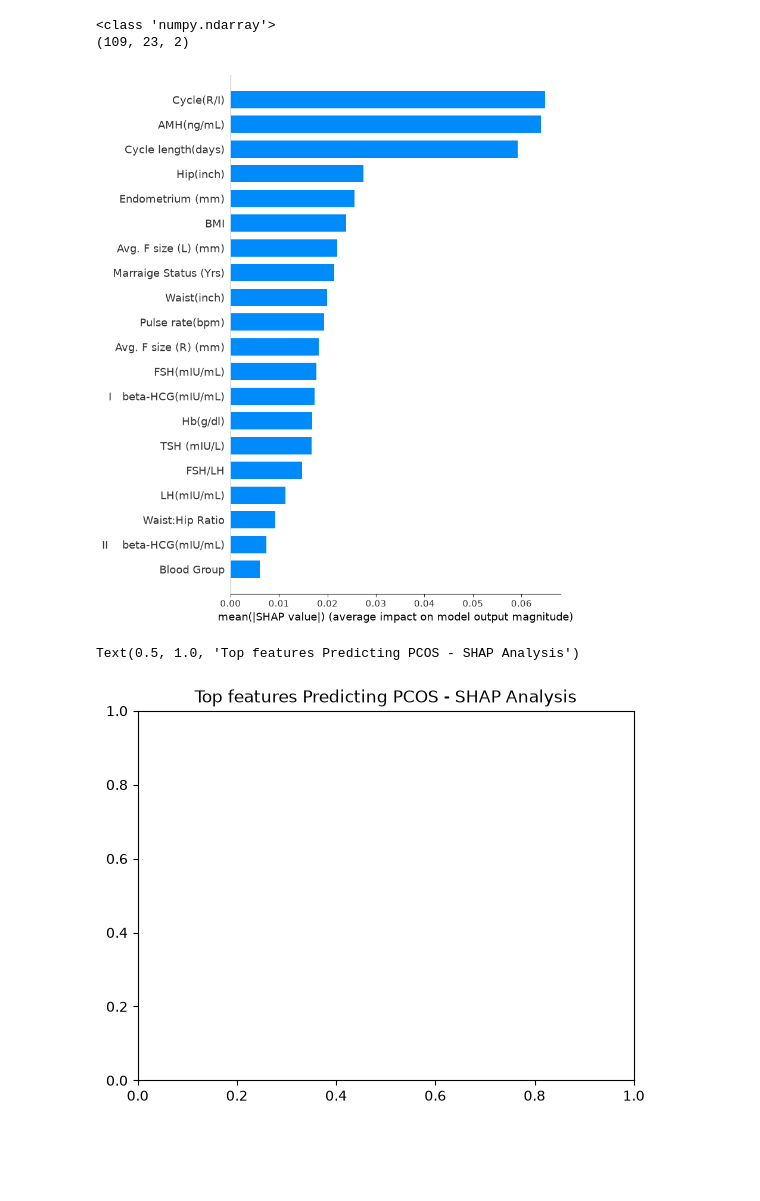
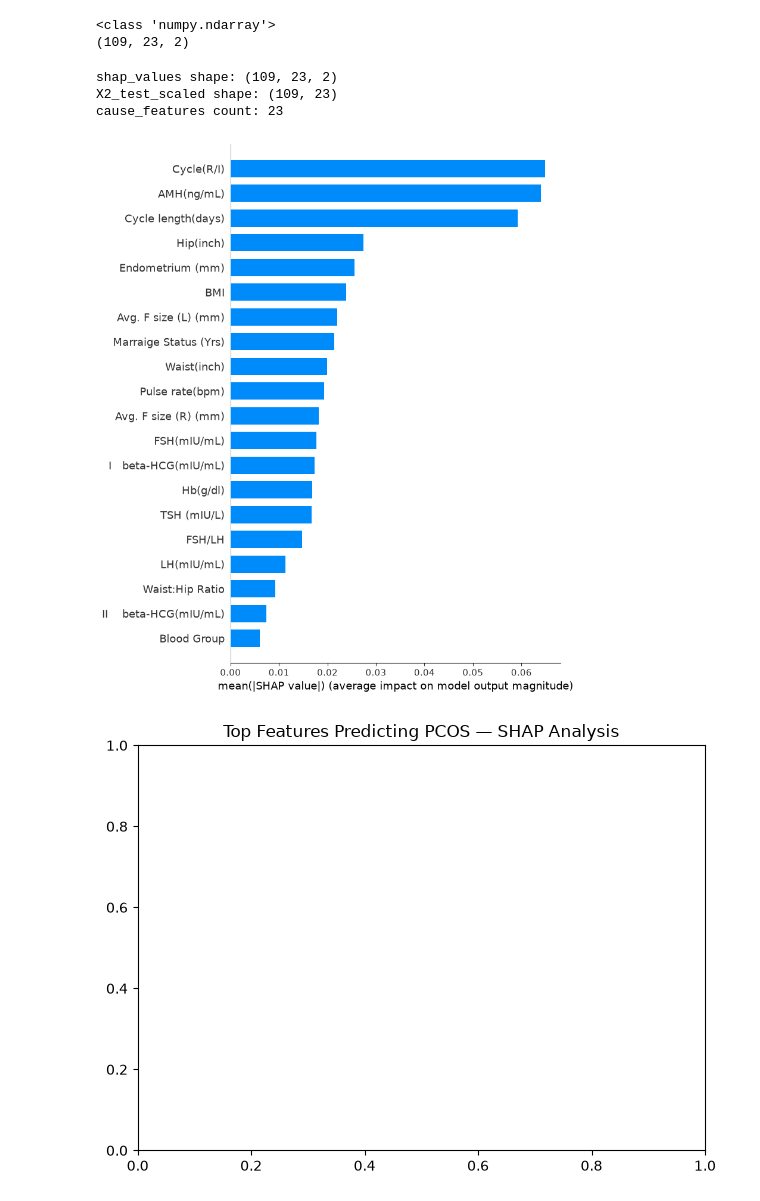
Before and after one commit to Pujakadayat/pcos-detection-ml, a Jupyter notebook: pcos_detection.ipynb, the cells around one changed output. Cells and saved outputs as stored; diff of their text form; code cells hidden in the pictures; blank space fills up the shorter version.

```diff
--- a/pcos_detection.ipynb
+++ b/pcos_detection.ipynb
@@ -843,11 +847,33 @@ print(np.array(shap_values).shape)
 <class 'numpy.ndarray'>
 (109, 23, 2)
 # %%
-shap.summary_plot(shap_values[:,:,1], X2_test_scaled,
+# shap.summary_plot(shap_values[1], X2_test_scaled,
+#                   feature_names=cause_features,
+#                   plot_type="bar", show=True)
+# plt.title("Top features Predicting PCOS - SHAP Analysis")
+import matplotlib.pyplot as plt
+import shap
+import numpy as np
+
+print("shap_values shape:", np.array(shap_values).shape)
+print("X2_test_scaled shape:", X2_test_scaled.shape)
+print("cause_features count:", len(cause_features))
+
+# Force a fresh figure
+plt.close('all')
+fig = plt.figure(figsize=(10, 8))
+
+shap.summary_plot(shap_values[:, :, 1],
+                  X2_test_scaled,
                   feature_names=cause_features,
-                  plot_type="bar", show=True)
-plt.title("Top features Predicting PCOS - SHAP Analysis")
+                  plot_type="bar",
+                  show=True)
+
+plt.title("Top Features Predicting PCOS — SHAP Analysis")
+plt.tight_layout()
 # %% [output]
+shap_values shape: (109, 23, 2)
+X2_test_scaled shape: (109, 23)
+cause_features count: 23
 [figure]
-Text(0.5, 1.0, 'Top features Predicting PCOS - SHAP Analysis')
-[figure, old version]
+[figure, new version]
```
Also changed, not shown: parts of 3 cells of this notebook, 1 other file.
